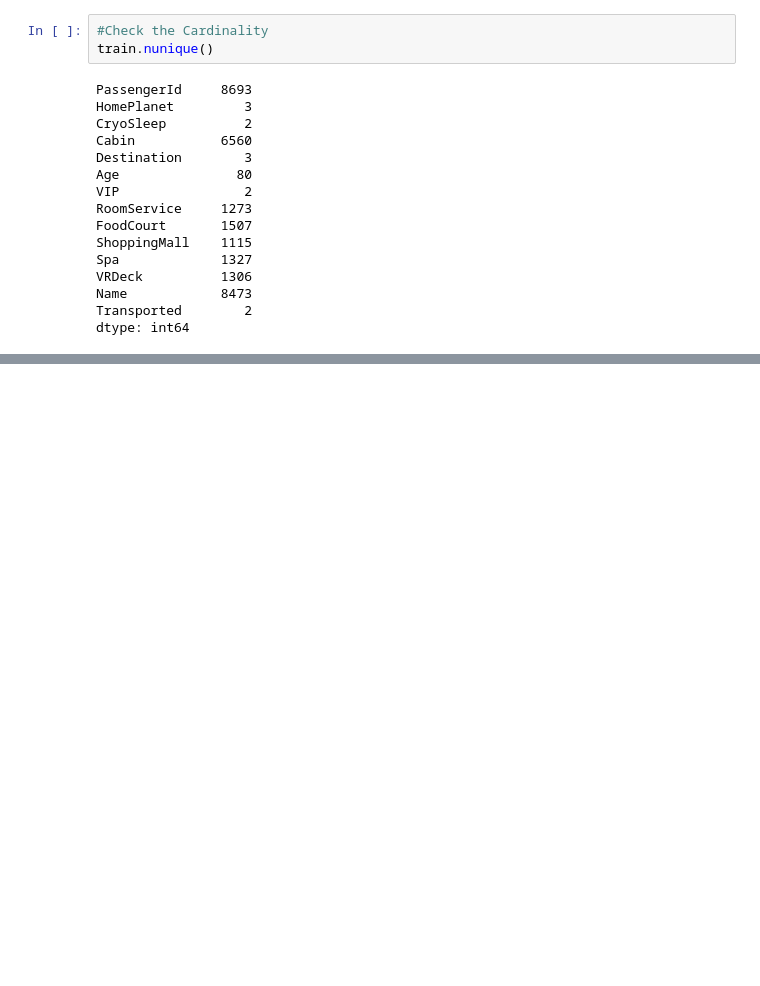
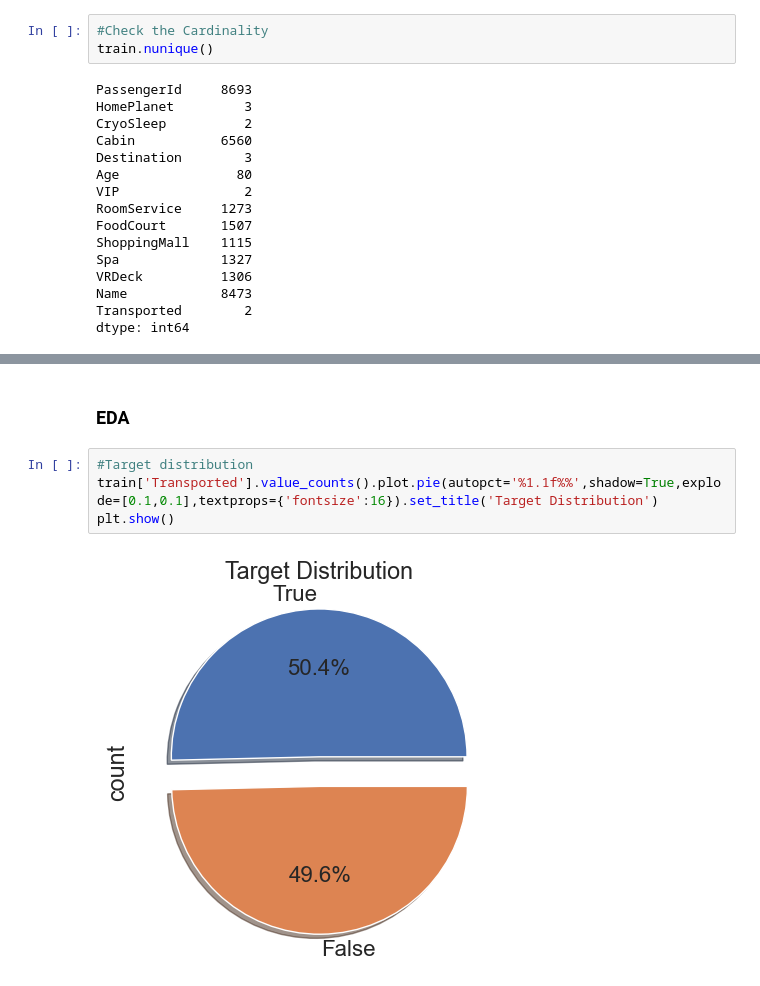
Before and after one commit to manishbhatia7/ML-Projects, a Jupyter notebook: Competitions/Titanic Spaceship/notrbook.ipynb, the cells around one changed output, grey strips where cells are left out. Drawn from its saved outputs; the diff is of its cells as text; blank space fills up the shorter version.

```diff
--- a/Competitions/Titanic Spaceship/notrbook.ipynb
+++ b/Competitions/Titanic Spaceship/notrbook.ipynb
@@ -105,0 +125,8 @@ dtype: int64
+# %% [markdown]
+### EDA
+# %%
+#Target distribution
+train['Transported'].value_counts().plot.pie(autopct='%1.1f%%',shadow=True,explode=[0.1,0.1],textprops={'fontsize':16}).set_title('Target Distribution')
+plt.show()
+# %% [output]
+[figure, added]
```
Also changed, not shown: parts of 3 cells of this notebook.
